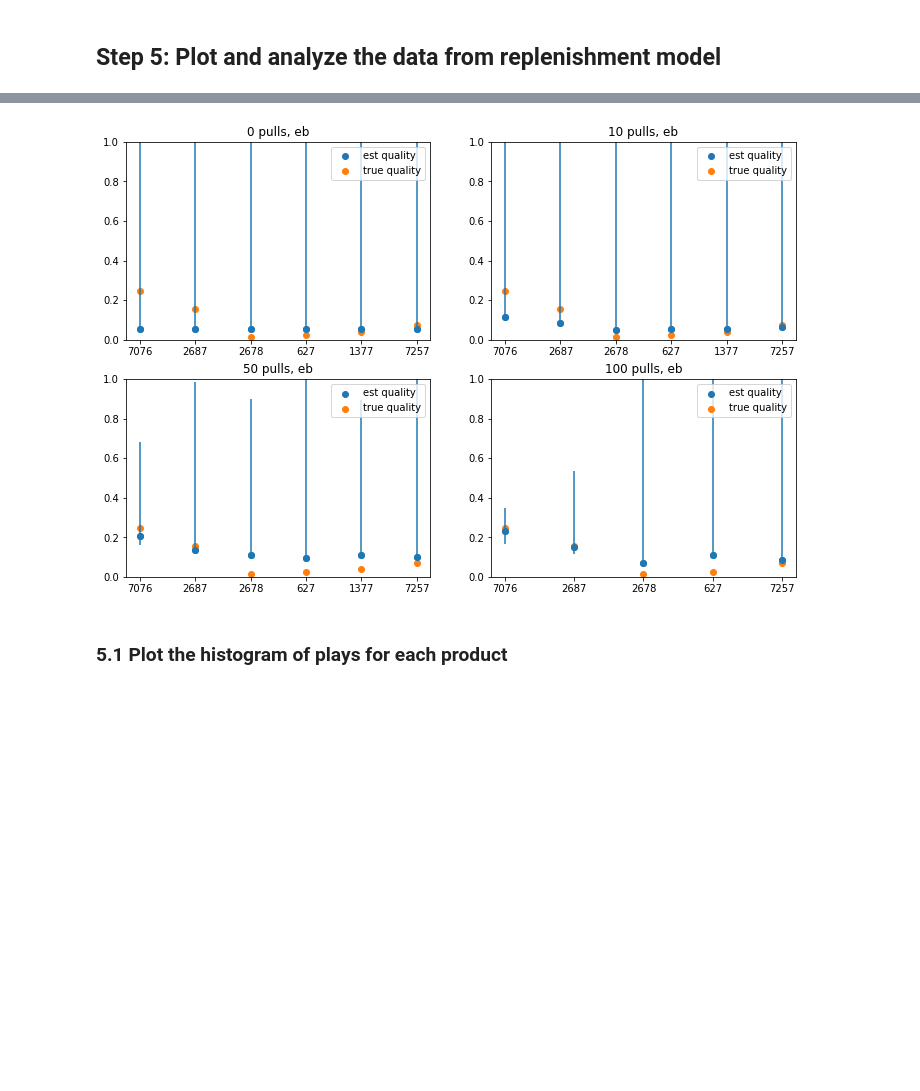
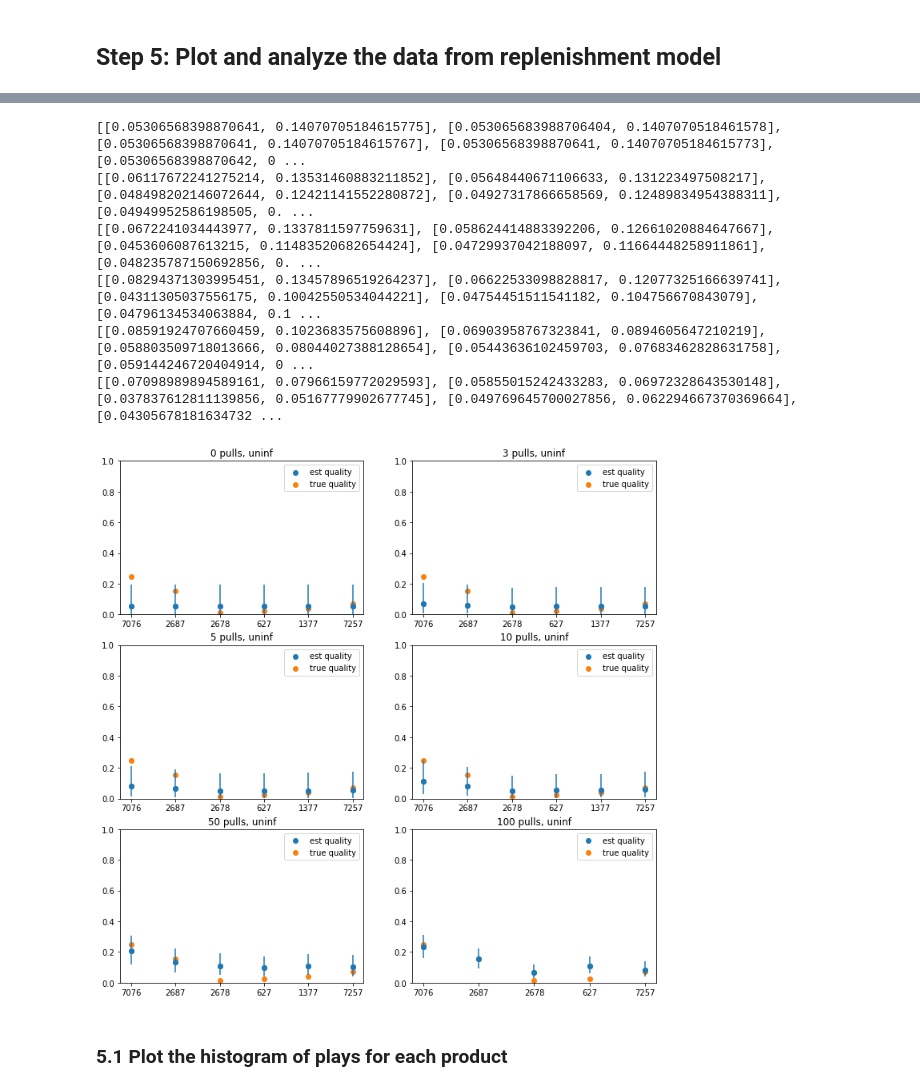
Before and after one commit to LEFTA98/ratings_with_eb, a Jupyter notebook: mab_experiments.ipynb, the cells around one changed output, grey strips where cells are left out. Cells and saved outputs as stored; diff of their text form; code cells hidden in the pictures; blank space fills up the shorter version.

```diff
--- a/mab_experiments.ipynb
+++ b/mab_experiments.ipynb
@@ -330 +334,10 @@ def mean_centered_credible_int(arr):
+# %%
+def mean_confidence_interval(data, confidence=0.95):
+    a = 1.0 * np.array(data)
+    n = len(a)
+    m, se = np.mean(a), scipy.stats.sem(a)
+    h = se * scipy.stats.t.ppf((1 + confidence) / 2., n-1)
+    return m-h,m+h
+# %%
+conf_interval_method = 'credible interval'
 # %%
@@ -360,11 +390,11 @@ def plot_est_quality(data, true_quals, conf_ints, products, time, ax=None, title
 
     i=0
     for prod in products:
-        if type(conf_ints[(prod,time)])==np.ndarray:
+        if type(conf_ints[(prod,time)])==np.ndarray or conf_ints[(prod,time)]:
             mean = data[(prod, time)][:,0]/(data[(prod, time)][:,0]+data[(prod, time)][:,1])
             mean = np.mean(mean)
             dep.append(mean)
-            errbar.append([mean-conf_ints[(prod,time)][0], -mean+conf_ints[(prod,time)][1]])
+            errbar.append([np.abs(mean-conf_ints[(prod,time)][0]), np.abs(mean-conf_ints[(prod,time)][1])])
             prods_to_plot.append(str(prod))
             tq_to_plot.append(true_quals[i])
         i += 1
@@ -375,6 +405,7 @@ def plot_est_quality(data, true_quals, conf_ints, products, time, ax=None, title
     plt.ylim(0, 1)
     plt.scatter(x=prods_to_plot, y=np.array(dep), label='est quality')
     plt.scatter(x=prods_to_plot, y=tq_to_plot, label='true quality')
+    print(errbar)
     plt.errorbar(x=prods_to_plot, y=np.array(dep), yerr=np.array(errbar).T, fmt='o')
     plt.legend()
 
@@ -383,11 +414,11 @@ def plot_est_quality(data, true_quals, conf_ints, products, time, ax=None, title
 # %%
 true_quality = list(video_df[videos_of_interest].values.round(4))
 # %%
-f, axes = plt.subplots(2,2)
-f.set_size_inches(12,8)
-plot_est_quality(uninf_dict, true_quality, uninf_conf_intervals, videos_of_interest, 0, ax=axes[0,0],title='0 pulls, uninf')
-plot_est_quality(uninf_dict, true_quality, uninf_conf_intervals, videos_of_interest, 10, ax=axes[0,1],title='10 pulls, uninf')
-plot_est_quality(uninf_dict, true_quality, uninf_conf_intervals, videos_of_interest, 50, ax=axes[1,0],title='50 pulls, uninf')
-plot_est_quality(uninf_dict, true_quality, uninf_conf_intervals, videos_of_interest, 100, ax=axes[1,1],title='100 pulls, uninf')
+f, axes = plt.subplots(3,2)
+f.set_size_inches(12,12)
+ax_path = [axes[0,0], axes[0,1], axes[1,0], axes[1,1], axes[2,0], axes[2,1]]
+for i in range(len(ax_path)):
+    t = times_of_interest[i]
+    plot_est_quality(uninf_dict, true_quality, uninf_conf_intervals, videos_of_interest, t, ax=ax_path[i],title=f'{t} pulls, uninf')
 plt.show()
 # %% [output]
@@ -395,13 +432,19 @@ plt.show()
 # %%
-f, axes = plt.subplots(2,2)
-f.set_size_inches(12,8)
-plot_est_quality(eb_dict, true_quality, eb_conf_intervals, videos_of_interest, 0, ax=axes[0,0],title='0 pulls, eb')
-plot_est_quality(eb_dict, true_quality, eb_conf_intervals, videos_of_interest, 10, ax=axes[0,1],title='10 pulls, eb')
-plot_est_quality(eb_dict, true_quality, eb_conf_intervals, videos_of_interest, 50, ax=axes[1,0],title='50 pulls, eb')
-plot_est_quality(eb_dict, true_quality, eb_conf_intervals, videos_of_interest, 100, ax=axes[1,1],title='100 pulls, eb')
+f, axes = plt.subplots(3,2)
+f.set_size_inches(12,12)
+ax_path = [axes[0,0], axes[0,1], axes[1,0], axes[1,1], axes[2,0], axes[2,1]]
+for i in range(len(ax_path)):
+    t = times_of_interest[i]
+    plot_est_quality(eb_dict, true_quality, eb_conf_intervals, videos_of_interest, t, ax=ax_path[i],title=f'{t} pulls, uninf')
 plt.show()
 # %% [output]
+[[0.05306568398870641, 0.14070705184615775], [0.053065683988706404, 0.1407070518461578], [0.05306568398870641, 0.14070705184615767], [0.05306568398870641, 0.14070705184615773], [0.05306568398870642, 0 ...
+[[0.06117672241275214, 0.13531460883211852], [0.05648440671106633, 0.131223497508217], [0.048498202146072644, 0.12421141552280872], [0.04927317866658569, 0.12489834954388311], [0.04949952586198505, 0. ...
+[[0.0672241034443977, 0.1337811597759631], [0.058624414883392206, 0.12661020884647667], [0.0453606087613215, 0.11483520682654424], [0.04729937042188097, 0.11664448258911861], [0.048235787150692856, 0. ...
+[[0.08294371303995451, 0.13457896519264237], [0.06622533098828817, 0.12077325166639741], [0.04311305037556175, 0.10042550534044221], [0.04754451511541182, 0.104756670843079], [0.04796134534063884, 0.1 ...
+[[0.08591924707660459, 0.1023683575608896], [0.06903958767323841, 0.0894605647210219], [0.058803509718013666, 0.08044027388128654], [0.05443636102459703, 0.07683462828631758], [0.059144246720404914, 0 ...
+[[0.07098989894589161, 0.07966159772029593], [0.05855015242433283, 0.06972328643530148], [0.037837612811139856, 0.05167779902677745], [0.049769645700027856, 0.062294667370369664], [0.04305678181634732 ...
-[figure, old version]
+[figure, new version]
 # %% [markdown]
 ### 5.1 Plot the histogram of plays for each product
 # %%
```
Also changed, not shown: parts of 5 cells of this notebook, 1 other file.
